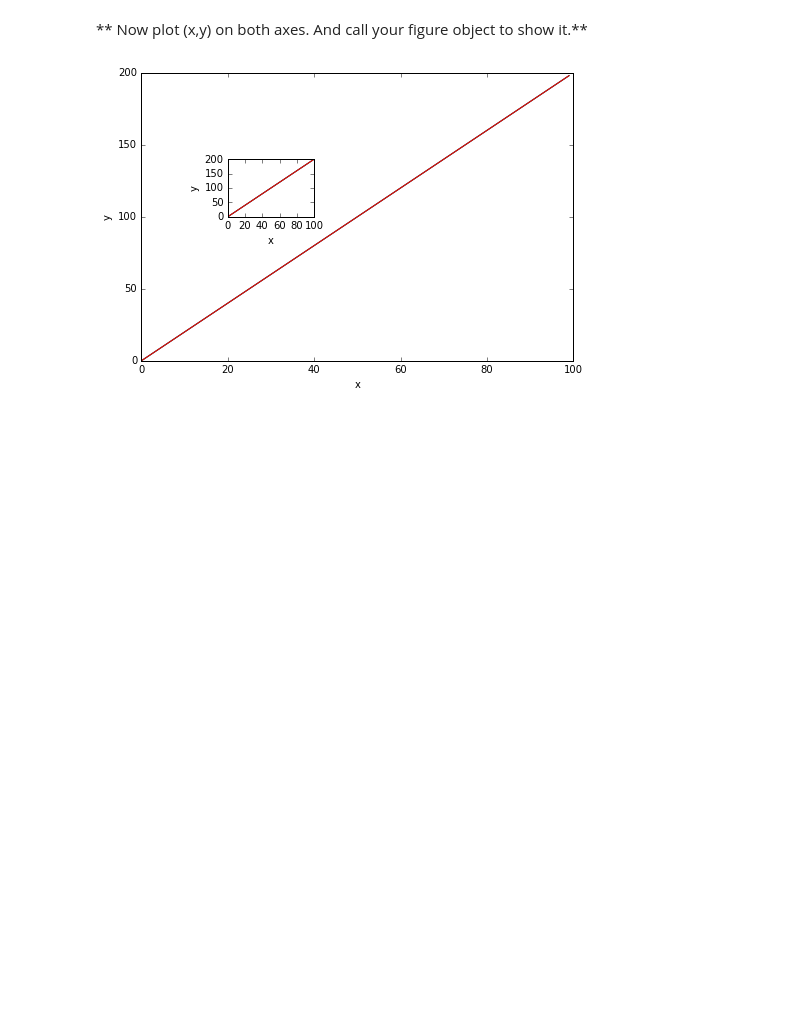
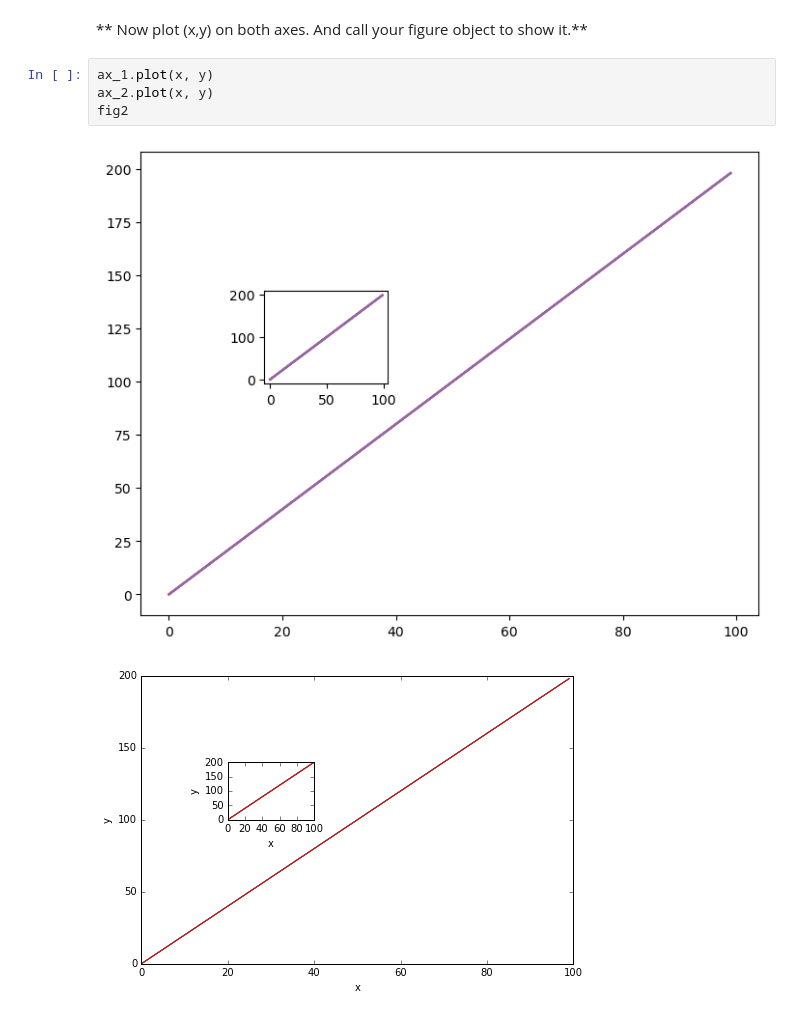
Before and after one commit to DavidASchonfeld/data-course, a Jupyter notebook: Notes I Took While Taking Course/4-Matplotlib/02-Matplotlib Exercises.ipynb, the cells around one changed output. Drawn from its saved outputs; the diff is of its cells as text; blank space fills up the shorter version.

```diff
--- a/Notes I Took While Taking Course/4-Matplotlib/02-Matplotlib Exercises.ipynb
+++ b/Notes I Took While Taking Course/4-Matplotlib/02-Matplotlib Exercises.ipynb
@@ -62,6 +62,12 @@ plt.show()
 [figure]
 # %% [markdown]
 ** Now plot (x,y) on both axes. And call your figure object to show it.**
+# %%
+ax_1.plot(x, y)
+ax_2.plot(x, y)
+fig2
+# %% [output]
+[figure, added]
 # %%
 # %% [output]
 [figure]
```
Also changed, not shown: parts of 6 cells of this notebook, 3 other files.
